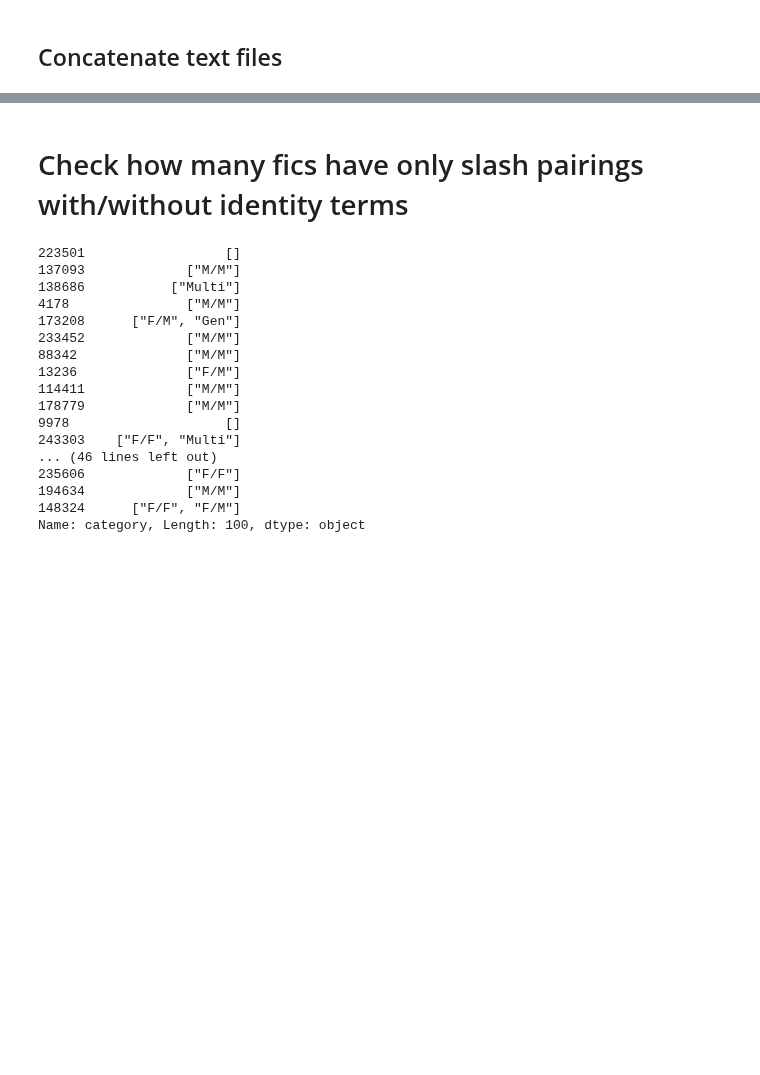
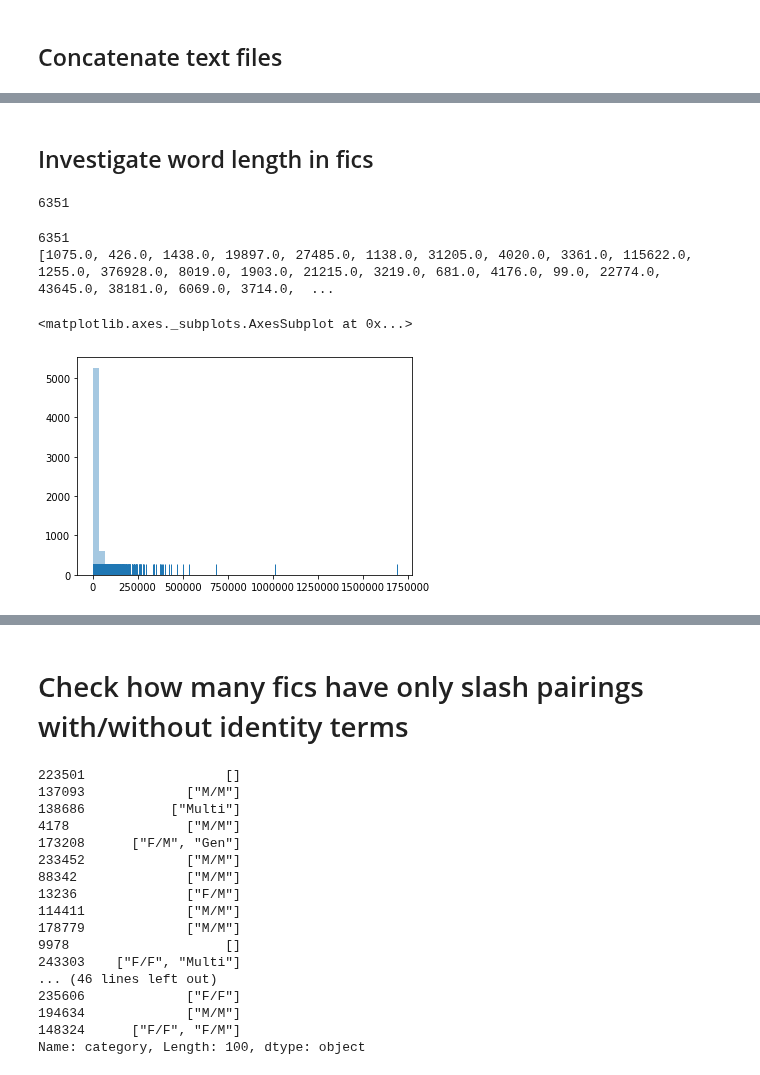
Before and after one commit to michaelmilleryoder/fanfiction-scripts, a Jupyter notebook: jupyter/ach2019.ipynb, the cells around one changed output, grey strips where cells are left out. Saved outputs shown, nothing was run; the diff lists cells and outputs as text; code cells hidden in the pictures; blank space fills up the shorter version.

```diff
--- a/jupyter/ach2019.ipynb
+++ b/jupyter/ach2019.ipynb
@@ -91,19 +322,23 @@ fic_ids['challenges']['harrypotter'][:100]
+# %%
+# Save out
+import pickle
+
+
+with open('/usr0/home/mamille2/new_home/fanfiction/data/corpus_fic_ids.txt', 'wb') as f:
+    pickle.dump(total_fics,    f)
 # %% [markdown]
 ## Concatenate text files
 # %%
 outpath = '/usr0/home/mamille2/new_home/fanfiction/data/{}_seven_fandoms.txt'
 
 for corpus in tag_corpora:
+# for corpus in ['aspirational']:
 
     with open(outpath.format(corpus), 'w') as outfile:
 
         for fandom in tqdm(fandoms):
 
-            if fandom == 'harrypotter':
-                inpath = '/usr2/mamille2/fanfiction-project/data/ao3/{0}/fics_paras/{1}_tokenized_paras.txt'
-
-            else:
-                inpath = '/usr2/mamille2/fanfiction-project/data/ao3/{0}/fics_paras/{1}.txt'
+            inpath = '/usr2/mamille2/fanfiction-project/data/ao3/{0}/fics_paras/{1}.txt'
 
             for fic_id in tqdm(fic_ids[corpus][fandom]):
 
@@ -127,0 +363,29 @@ for corpus in tag_corpora:
+# %% [markdown]
+## Investigate word length in fics
+# %%
+# Challenges dist in word length
+
+challenges_fic_ids = [fic_id for fandom_fic_ids in fic_ids['challenges'].values() for fic_id in fandom_fic_ids]
+print(len(challenges_fic_ids))
+# %% [output]
+6351
+# %%
+# Get fic word counts
+challenges_word_counts = []
+for fandom in fandoms:
+    word_counts = metadata[fandom].loc[metadata[fandom]['fic_id'].isin(challenges_fic_ids), 'words'].tolist()
+    challenges_word_counts.extend(word_counts)
+
+print(len(challenges_word_counts))
+# print(challenges_word_counts[:30])
+# %% [output]
+6351
+[1075.0, 426.0, 1438.0, 19897.0, 27485.0, 1138.0, 31205.0, 4020.0, 3361.0, 115622.0, 1255.0, 376928.0, 8019.0, 1903.0, 21215.0, 3219.0, 681.0, 4176.0, 99.0, 22774.0, 43645.0, 38181.0, 6069.0, 3714.0,  ...
+# %%
+# Plot word counts
+import seaborn as sns
+
+sns.distplot(challenges_word_counts, kde=False, rug=True)
+# %% [output]
+<matplotlib.axes._subplots.AxesSubplot at 0x...>
+[figure, added]
```
Also changed, not shown: parts of 20 cells of this notebook, 2 other files.
